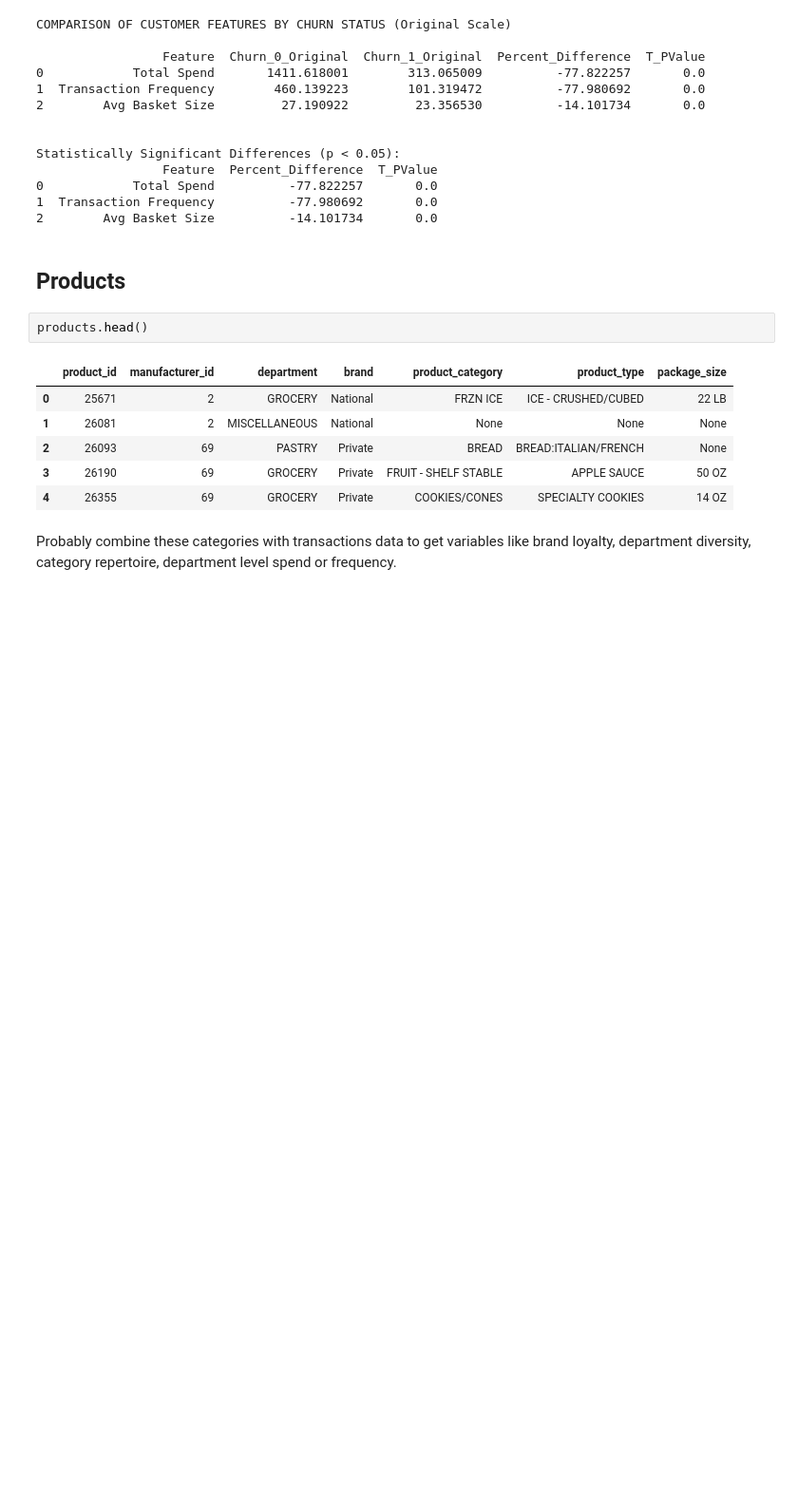
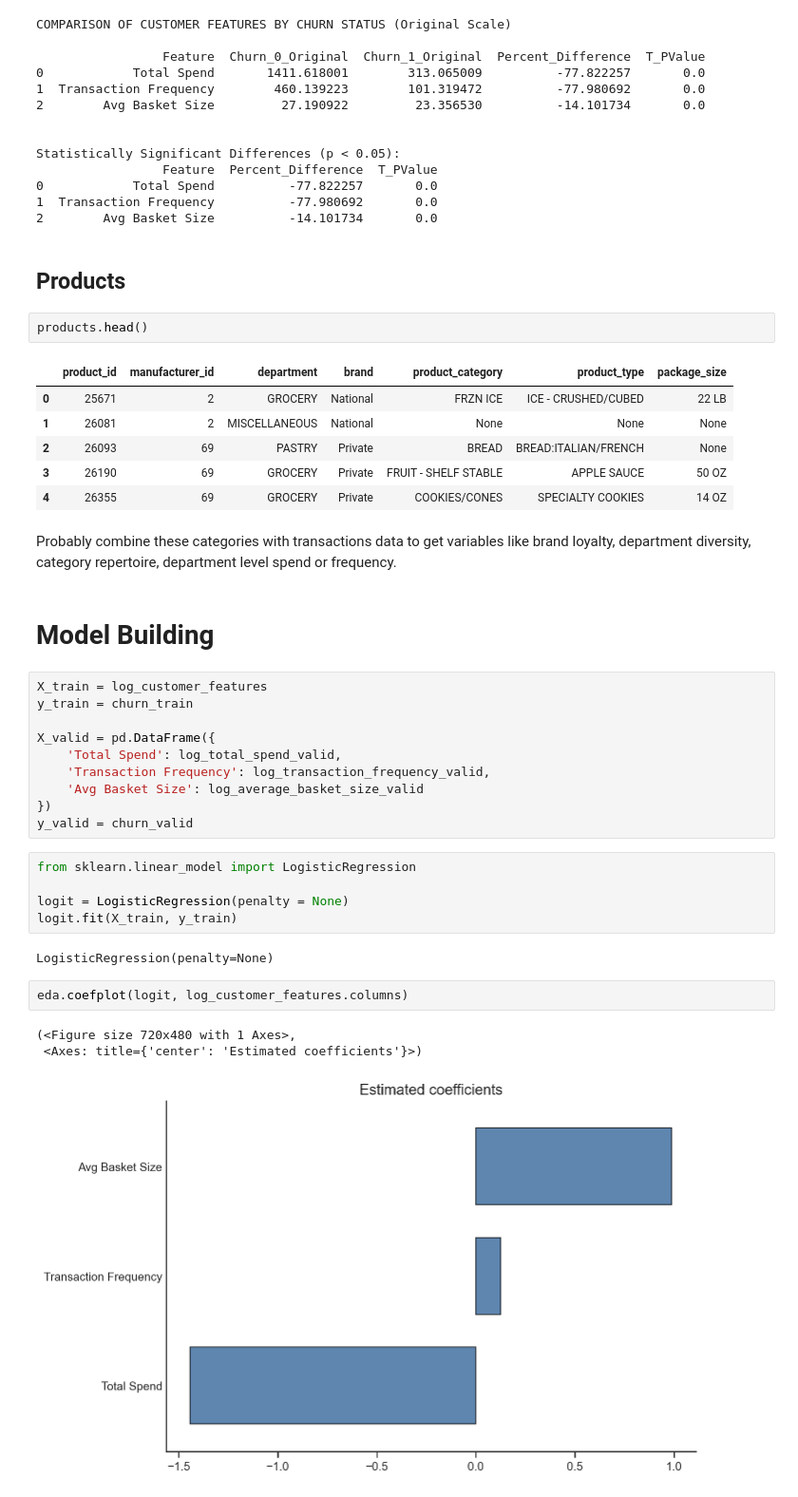
Before and after one commit to Kasperclowes/QBUS3820-Group-Assignment, a Jupyter notebook: RUN.ipynb, the cells around one changed output. Shown at 95% size. Drawn from its saved outputs; the diff is of its cells as text; blank space fills up the shorter version.

Commit message:
Built Baseline Model

```diff
--- a/RUN.ipynb
+++ b/RUN.ipynb
@@ -351,3 +352,28 @@ products.head()
 | 4 | 26355 | 69 | GROCERY | Private | COOKIES/CONES | SPECIALTY COOKIES | 14 OZ |
 # %% [markdown]
 Probably combine these categories with transactions data to get variables like brand loyalty, department diversity, category repertoire, department level spend or frequency.
+# %% [markdown]
+# Model Building
+# %%
+X_train = log_customer_features
+y_train = churn_train
+
+X_valid = pd.DataFrame({
+    'Total Spend': log_total_spend_valid,
+    'Transaction Frequency': log_transaction_frequency_valid,
+    'Avg Basket Size': log_average_basket_size_valid
+})
+y_valid = churn_valid
+# %%
+from sklearn.linear_model import LogisticRegression
+
+logit = LogisticRegression(penalty = None)
+logit.fit(X_train, y_train)
+# %% [output]
+LogisticRegression(penalty=None)
+# %%
+eda.coefplot(logit, log_customer_features.columns)
+# %% [output]
+(<Figure size 720x480 with 1 Axes>,
+ <Axes: title={'center': 'Estimated coefficients'}>)
+[figure, added]
```
Also changed, not shown: parts of 5 cells of this notebook.
